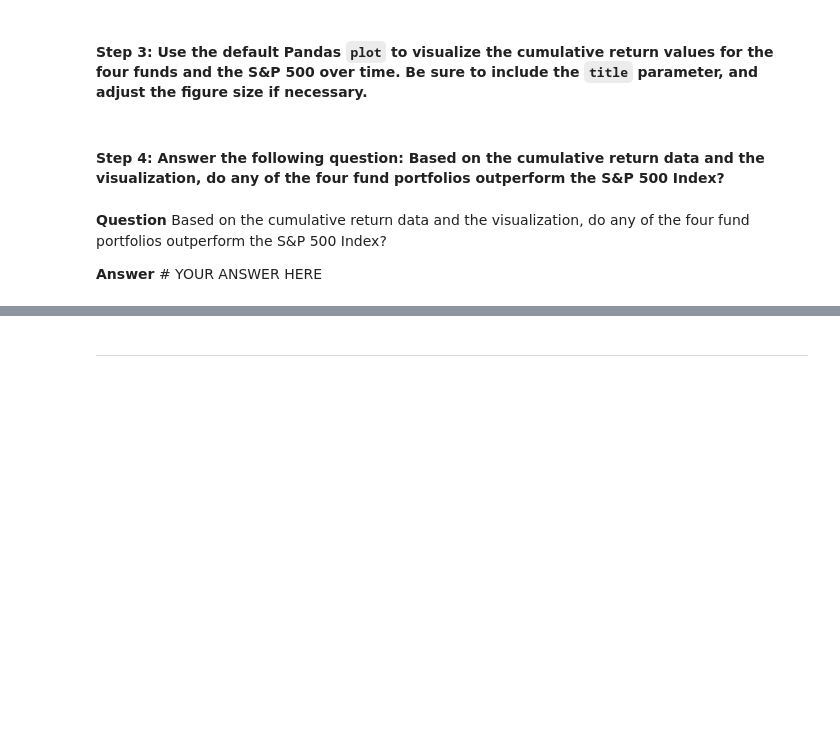
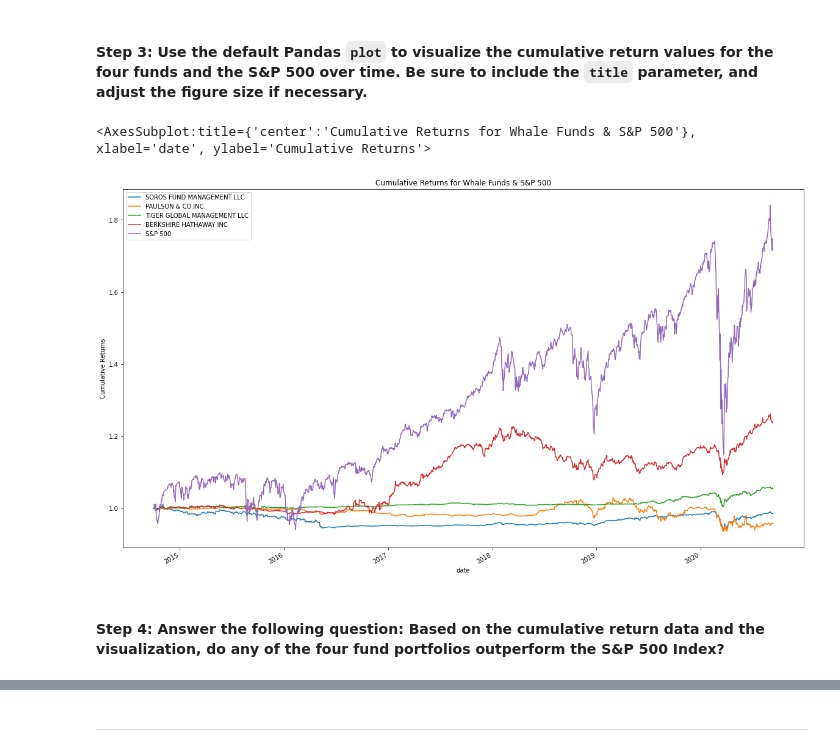
Before and after one commit to chdi2942/Risk_Return_Analysis, a Jupyter notebook: risk_return_analysis.ipynb, the cells around one changed output, grey strips where cells are left out. Cells and saved outputs as stored; diff of their text form; code cells hidden in the pictures; blank space fills up the shorter version.

```diff
--- a/risk_return_analysis.ipynb
+++ b/risk_return_analysis.ipynb
@@ -161,4 +164,5 @@ Analyze the data to determine if any of the portfolios outperform the broader st
 # %%
-# Calculate and plot the cumulative returns of the 4 fund portfolios and the S&P 500
-# Review the last 5 rows of the cumulative returns DataFrame
-# YOUR CODE HERE
+# Calculates and plots the cumulative returns of the 4 fund portfolios and the S&P 500
+whale_cumulative_return = (1+whale_daily_return).cumprod()
+# Reviews the last 5 rows of the cumulative returns DataFrame
+whale_cumulative_return.tail()
@@ -165,12 +177,11 @@ Analyze the data to determine if any of the portfolios outperform the broader st
 # %% [markdown]
 #### Step 3: Use the default Pandas `plot` to visualize the cumulative return values for the four funds and the S&P 500 over time. Be sure to include the `title` parameter, and adjust the figure size if necessary.
 # %%
-# Visualize the cumulative returns using the Pandas plot function
-# Include a title parameter and adjust the figure size
-# YOUR CODE HERE
+# Visualizes the cumulative returns using the Pandas plot function
+# Includes a title parameter and adjust the figure size
+whale_cumulative_return.plot(title="Cumulative Returns for Whale Funds & S&P 500", figsize=(20,12), legend=True, ylabel="Cumulative Returns")
+# %% [output]
+<AxesSubplot:title={'center':'Cumulative Returns for Whale Funds & S&P 500'}, xlabel='date', ylabel='Cumulative Returns'>
+[figure, added]
 # %% [markdown]
 #### Step 4: Answer the following question: Based on the cumulative return data and the visualization, do any of the four fund portfolios outperform the S&P 500 Index?
-# %% [markdown]
-**Question** Based on the cumulative return data and the visualization, do any of the four fund portfolios outperform the S&P 500 Index?
-
-**Answer** # YOUR ANSWER HERE
```
Also changed, not shown: parts of 7 cells of this notebook.
